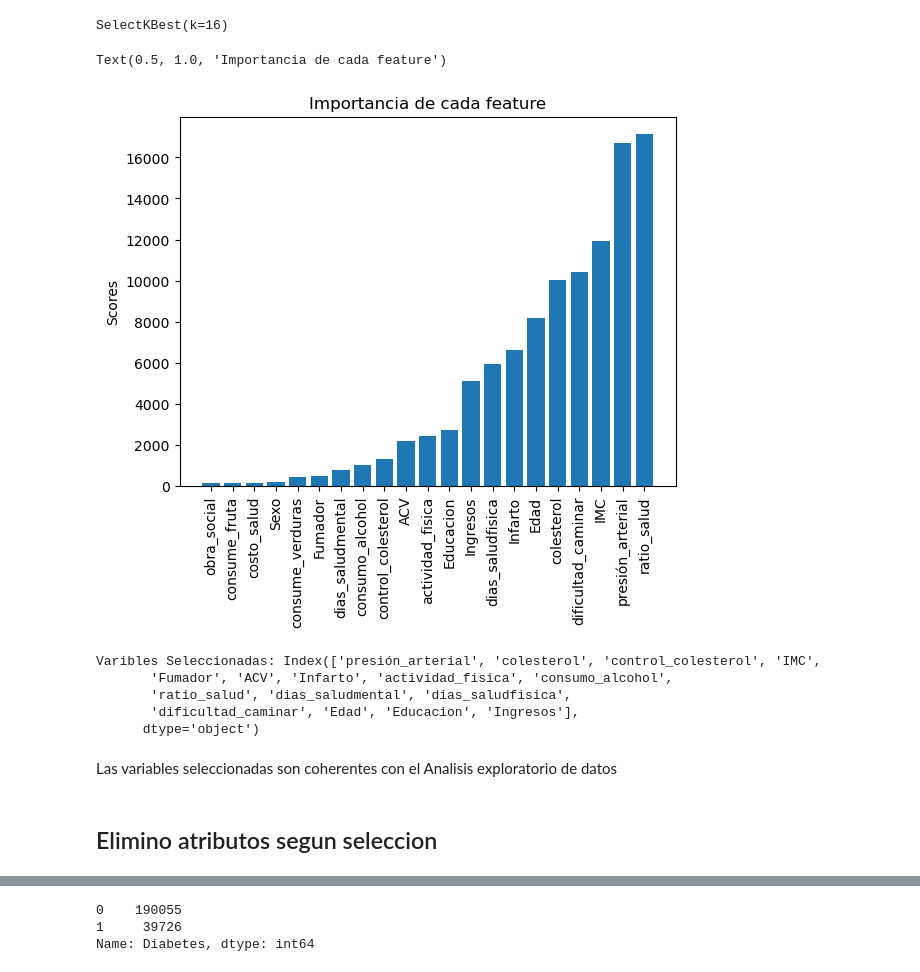
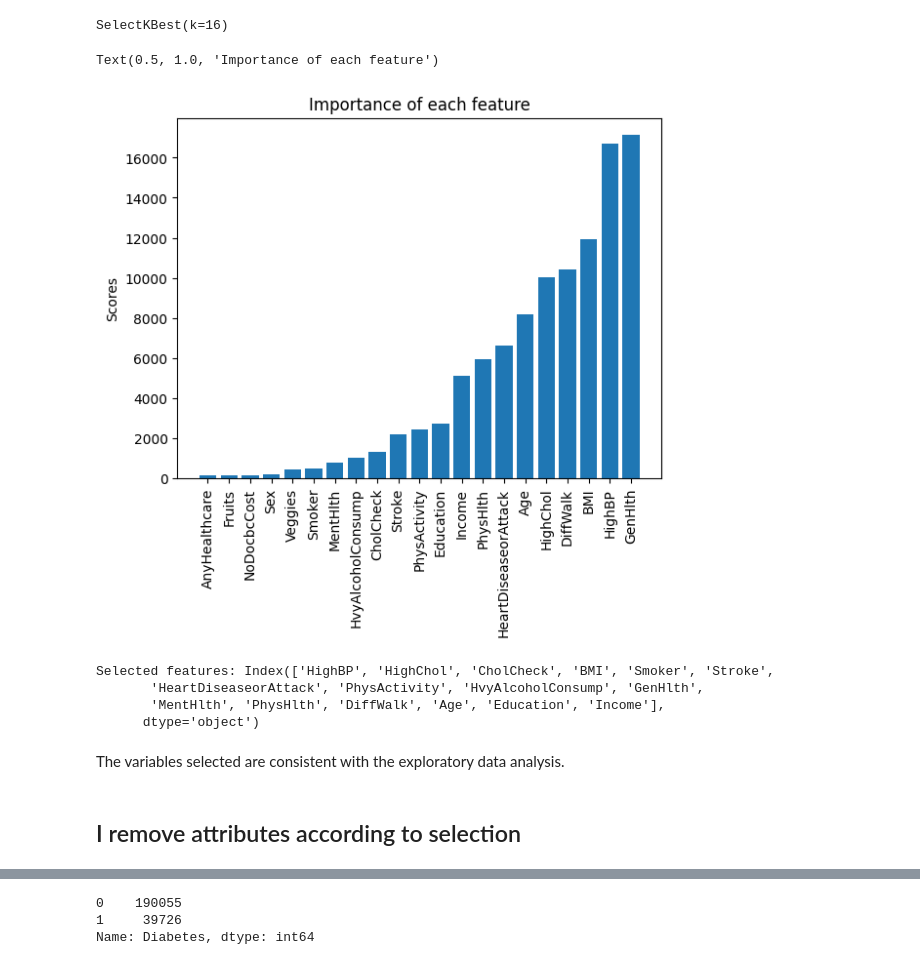
Before and after one commit to andresbarcia/NOTEBOOKS, a Jupyter notebook: Diabetes_ML_Predict/Diabetes_prediction_project.ipynb, the cells around one changed output, grey strips where cells are left out. Cells and saved outputs as stored; diff of their text form; code cells hidden in the pictures.

```diff
--- a/Diabetes_ML_Predict/Diabetes_prediction_project.ipynb
+++ b/Diabetes_ML_Predict/Diabetes_prediction_project.ipynb
@@ -1106,29 +767,28 @@ SelectKBest(k=16)
 # %%
 scores = selector.scores_
 
 sorted_indices = np.argsort(scores)
 
 plt.bar(np.arange(len(X.columns)), scores[sorted_indices])
 plt.xticks(np.arange(len(X.columns)), X.columns[sorted_indices], rotation=90)
 plt.ylabel('Scores')
-plt.title('Importancia de cada feature')
+plt.title('Importance of each feature')
 # %% [output]
-Text(0.5, 1.0, 'Importancia de cada feature')
+Text(0.5, 1.0, 'Importance of each feature')
-[figure, old version]
+[figure, new version]
 # %%
 mask = selector.get_support()
 
 selected_features = X.columns[mask]
 
-print("Varibles Seleccionadas:", selected_features)
+print("Selected features:", selected_features)
 # %% [output]
-Varibles Seleccionadas: Index(['presión_arterial', 'colesterol', 'control_colesterol', 'IMC',
-       'Fumador', 'ACV', 'Infarto', 'actividad_fisica', 'consumo_alcohol',
-       'ratio_salud', 'dias_saludmental', 'dias_saludfisica',
-       'dificultad_caminar', 'Edad', 'Educacion', 'Ingresos'],
+Selected features: Index(['HighBP', 'HighChol', 'CholCheck', 'BMI', 'Smoker', 'Stroke',
+       'HeartDiseaseorAttack', 'PhysActivity', 'HvyAlcoholConsump', 'GenHlth',
+       'MentHlth', 'PhysHlth', 'DiffWalk', 'Age', 'Education', 'Income'],
       dtype='object')
 # %% [markdown]
-Las variables seleccionadas son coherentes con el Analisis exploratorio de datos
+The variables selected are consistent with the exploratory data analysis.
 # %% [markdown]
-## Elimino atributos segun seleccion
+## I remove attributes according to selection
 # %%
```
Also changed, not shown: parts of 154 cells of this notebook, 4 other files.
